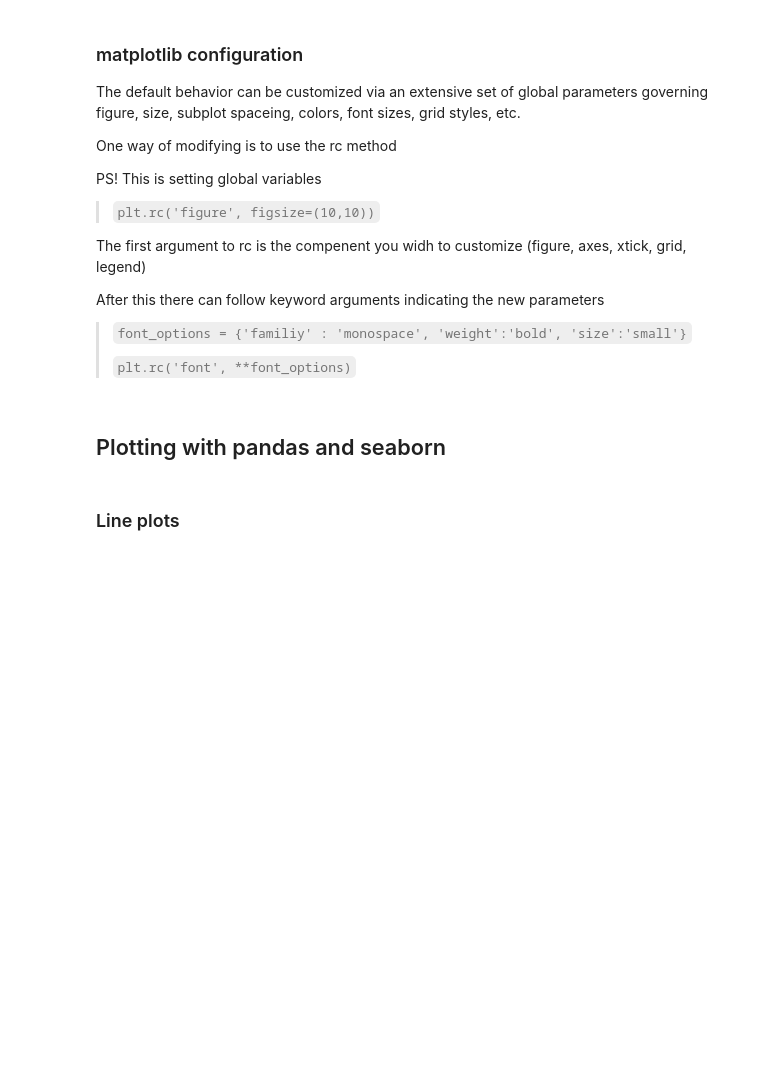
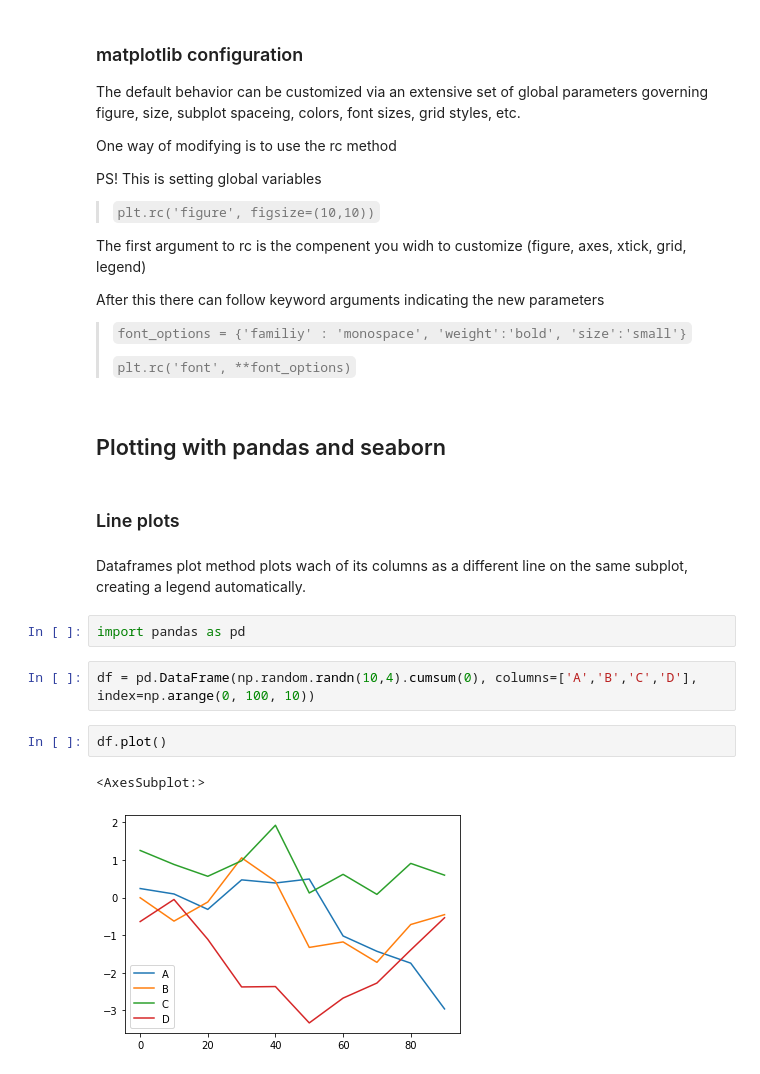
Before and after one commit to cltj/fun_with, a Jupyter notebook: jupyter/notebooks/Python_data_analytics/9-Plotting_And_Visualization/01-PlottingAndVisualization.ipynb, the cells around one changed output. Saved outputs shown, nothing was run; the diff lists cells and outputs as text; blank space fills up the shorter version.

```diff
--- a/jupyter/notebooks/Python_data_analytics/9-Plotting_And_Visualization/01-PlottingAndVisualization.ipynb
+++ b/jupyter/notebooks/Python_data_analytics/9-Plotting_And_Visualization/01-PlottingAndVisualization.ipynb
@@ -261,3 +261,14 @@ After this there can follow keyword arguments indicating the new parameters
 ## Plotting with pandas and seaborn
 # %% [markdown]
 ### Line plots
+# %% [markdown]
+Dataframes plot method plots wach of its columns as a different line on the same subplot, creating a legend automatically.
+# %%
+import pandas as pd
+# %%
+df = pd.DataFrame(np.random.randn(10,4).cumsum(0), columns=['A','B','C','D'], index=np.arange(0, 100, 10))
+# %%
+df.plot()
+# %% [output]
+<AxesSubplot:>
+[figure, added]
```
Also changed, not shown: parts of 12 cells of this notebook.
